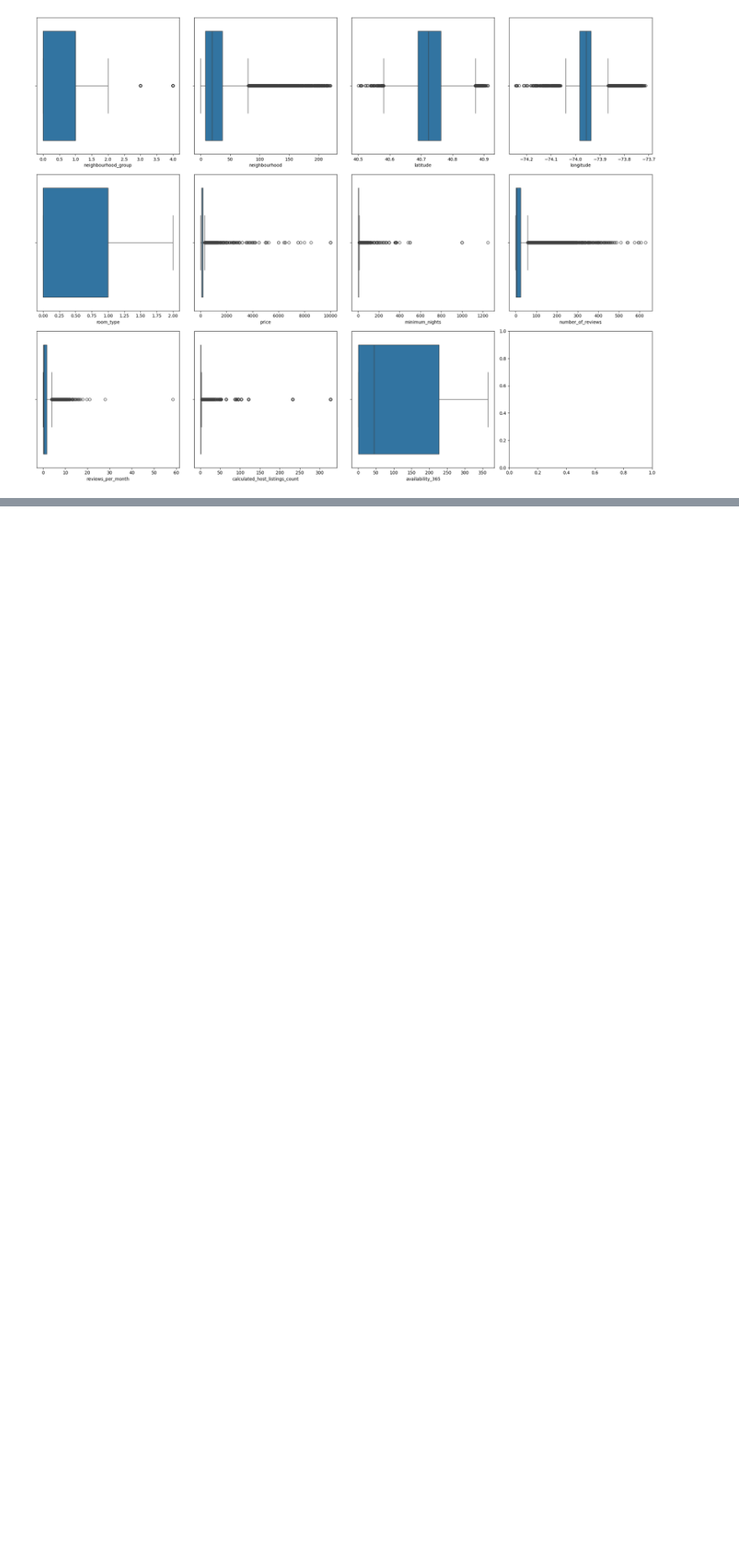
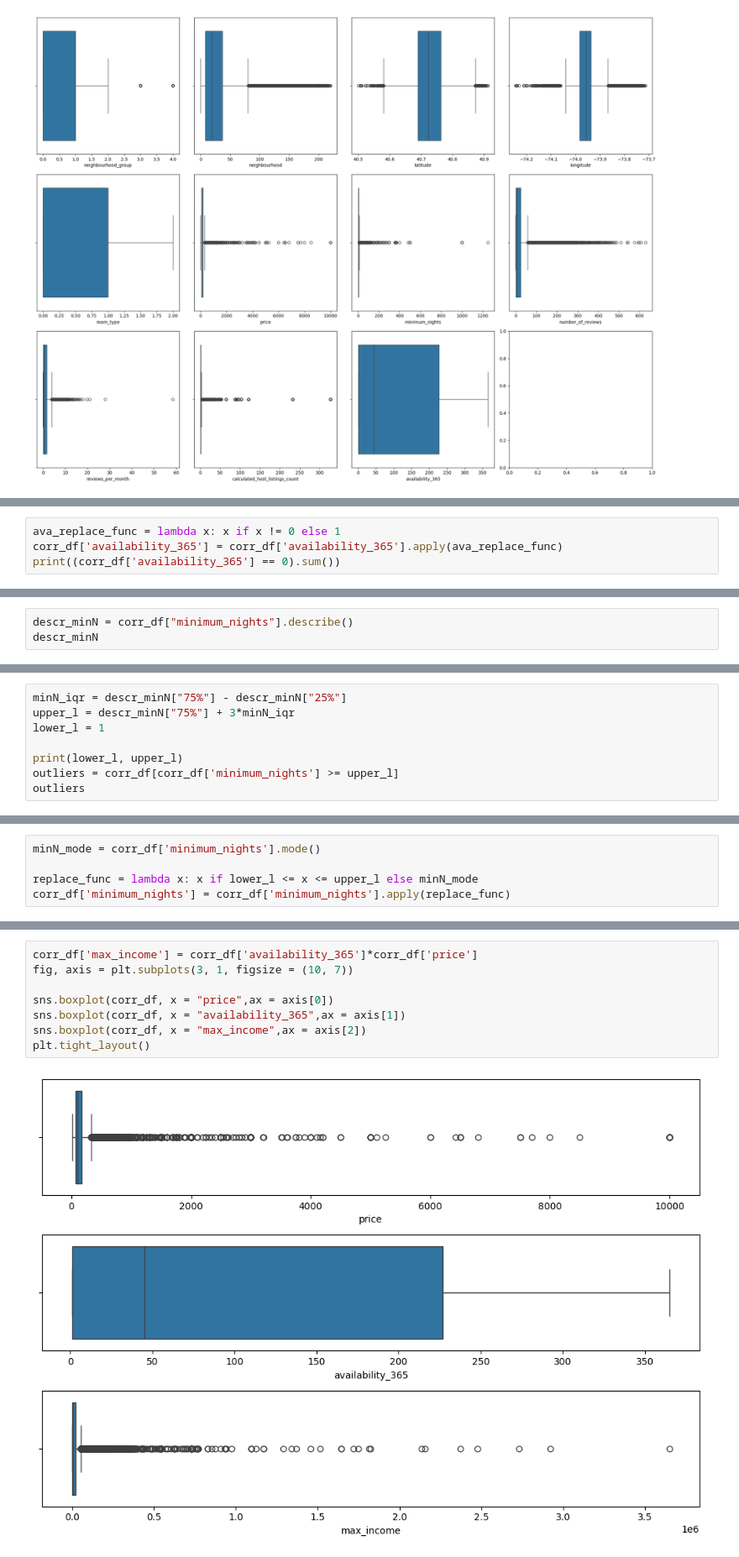
Before and after one commit to TatianaCC/machine-learning-python-template, a Jupyter notebook: src/app.ipynb, the cells around one changed output, grey strips where cells are left out. Shown at 84% size. Cells and saved outputs as stored; diff of their text form; blank space fills up the shorter version.

```diff
--- a/src/app.ipynb
+++ b/src/app.ipynb
@@ -228,0 +247,4 @@ plt.tight_layout()
+# %%
+ava_replace_func = lambda x: x if x != 0 else 1
+corr_df['availability_365'] = corr_df['availability_365'].apply(ava_replace_func)
+print((corr_df['availability_365'] == 0).sum())
@@ -228,0 +253,3 @@ plt.tight_layout()
+# %%
+descr_minN = corr_df["minimum_nights"].describe()
+descr_minN
@@ -228,0 +266,8 @@ plt.tight_layout()
+# %%
+minN_iqr = descr_minN["75%"] - descr_minN["25%"]
+upper_l = descr_minN["75%"] + 3*minN_iqr
+lower_l = 1
+
+print(lower_l, upper_l)
+outliers = corr_df[corr_df['minimum_nights'] >= upper_l]
+outliers
@@ -228,0 +289,5 @@ plt.tight_layout()
+# %%
+minN_mode = corr_df['minimum_nights'].mode()
+
+replace_func = lambda x: x if lower_l <= x <= upper_l else minN_mode
+corr_df['minimum_nights'] = corr_df['minimum_nights'].apply(replace_func)
@@ -228,0 +297,10 @@ plt.tight_layout()
+# %%
+corr_df['max_income'] = corr_df['availability_365']*corr_df['price']
+fig, axis = plt.subplots(3, 1, figsize = (10, 7))
+
+sns.boxplot(corr_df, x = "price",ax = axis[0])
+sns.boxplot(corr_df, x = "availability_365",ax = axis[1])
+sns.boxplot(corr_df, x = "max_income",ax = axis[2])
+plt.tight_layout()
+# %% [output]
+[figure, added]
```
Also changed, not shown: parts of 18 cells of this notebook, 12 other files.
